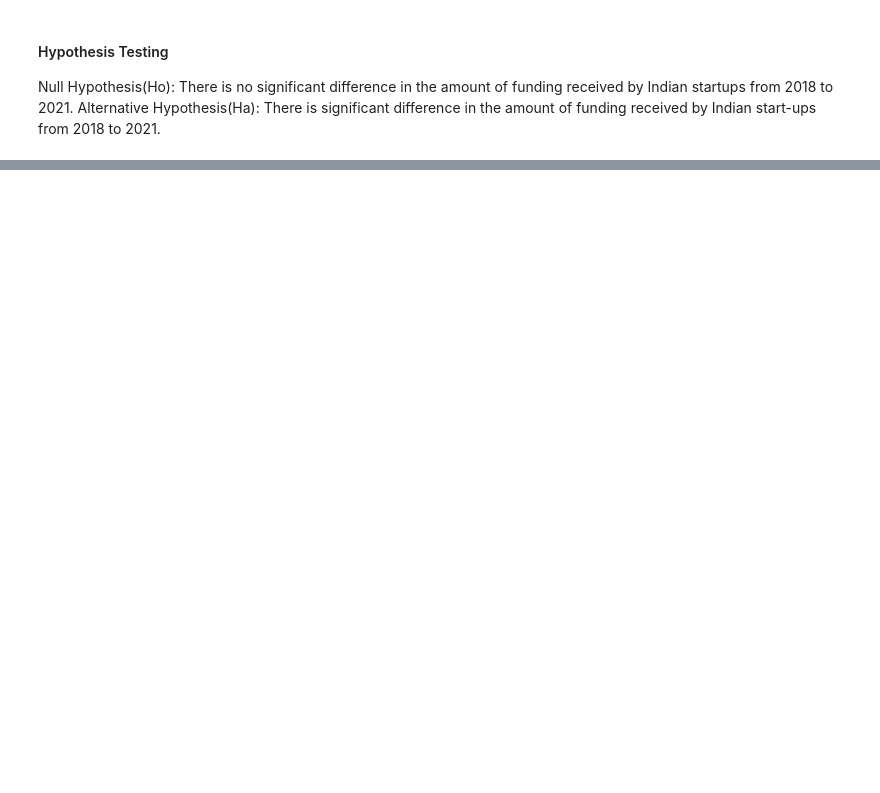
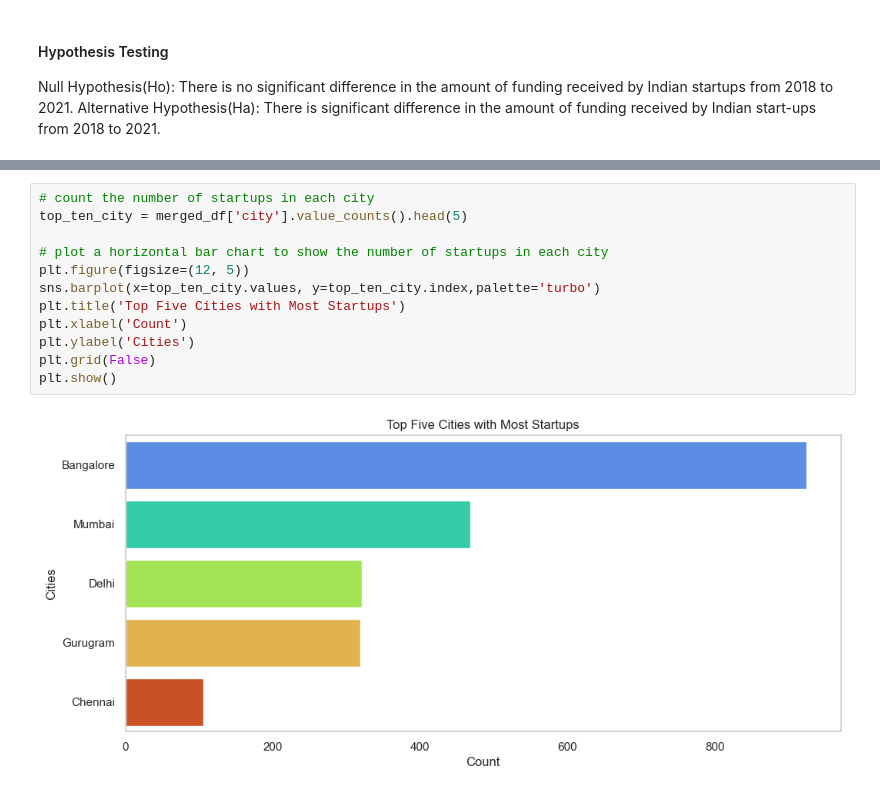
Before and after one commit to Starlady1/Analysis-of-Indian-Start-up-Ecosystem, a Jupyter notebook: Notebooks/start.ipynb, the cells around one changed output, grey strips where cells are left out. Cells and saved outputs as stored; diff of their text form; blank space fills up the shorter version.

```diff
--- a/Notebooks/start.ipynb
+++ b/Notebooks/start.ipynb
@@ -1485,0 +1493,14 @@ Analytical Questions
+# %%
+# count the number of startups in each city
+top_ten_city = merged_df['city'].value_counts().head(5)
+
+# plot a horizontal bar chart to show the number of startups in each city
+plt.figure(figsize=(12, 5))
+sns.barplot(x=top_ten_city.values, y=top_ten_city.index,palette='turbo')
+plt.title('Top Five Cities with Most Startups')
+plt.xlabel('Count')
+plt.ylabel('Cities')
+plt.grid(False)
+plt.show()
+# %% [output]
+[figure, added]
```
Also changed, not shown: parts of 30 cells of this notebook, 2 other files.
